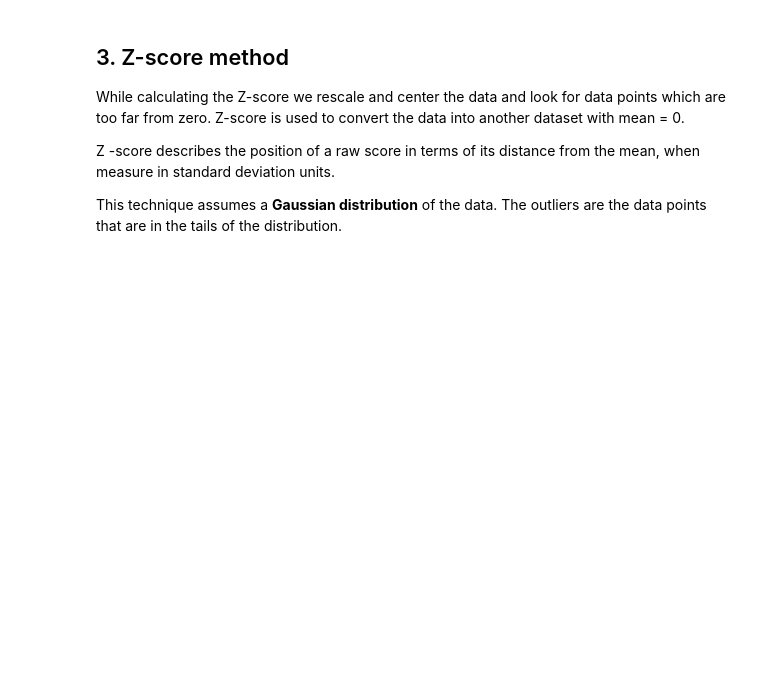
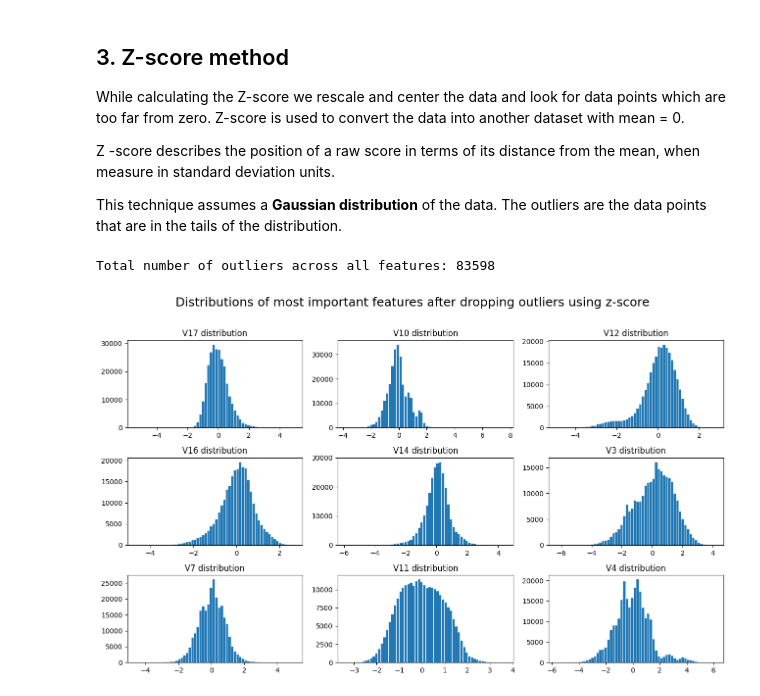
Before and after one commit to bhargav-borah/forked-practice-notebooks, a Jupyter notebook: outlier-detection-methods/outlier-detection-study.ipynb, the cells around one changed output. Saved outputs shown, nothing was run; the diff lists cells and outputs as text; code cells hidden in the pictures; blank space fills up the shorter version.

```diff
--- a/outlier-detection-methods/outlier-detection-study.ipynb
+++ b/outlier-detection-methods/outlier-detection-study.ipynb
@@ -316,3 +316,68 @@ While calculating the Z-score we rescale and center the data and look for data p
 Z -score describes the position of a raw score in terms of its distance from the mean, when measure in standard deviation units.
 
 This technique assumes a **Gaussian distribution** of the data. The outliers are the data points that are in the tails of the distribution.
+# %%
+def z_score_method(df, n, features):
+    """
+    """
+    outlier_indices = []
+    total_outliers = 0
+
+    for feature in features:
+        mean = df[feature].mean()
+        std = df[feature].std()
+        threshold = 3
+        z_score = abs((df[feature] - mean) / std)
+
+        outlier_list_column = df[z_score > threshold].index
+        outlier_indices.extend(outlier_list_column)
+
+        total_outliers += df[z_score > threshold].shape[0]
+
+    outlier_indices = Counter(outlier_indices)
+    multiple_outliers = list(k for k, v in outlier_indices.items() if v > n)
+
+    print(f'Total number of outliers across all features: {total_outliers}')
+
+    return multiple_outliers
+
+outliers_zscore = z_score_method(df, 1, features)
+df_out_3 = df.drop(outliers_zscore, axis=0).reset_index(drop=True)
+# %% [output]
+Total number of outliers across all features: 83598
+# %%
+# Checking distributions of most important features after dropping outliers
+
+fig, axes = plt.subplots(nrows=3, ncols=3,figsize=(13,8))
+fig.suptitle('Distributions of most important features after dropping outliers using z-score\n', size = 18)
+
+axes[0,0].hist(df_out_3['V17'], bins=60, linewidth=0.5, edgecolor="white")
+axes[0,0].set_title("V17 distribution");
+
+axes[0,1].hist(df_out_3['V10'], bins=60, linewidth=0.5, edgecolor="white")
+axes[0,1].set_title("V10 distribution");
+
+axes[0,2].hist(df_out_3['V12'], bins=60, linewidth=0.5, edgecolor="white")
+axes[0,2].set_title("V12 distribution");
+
+axes[1,0].hist(df_out_3['V16'], bins=60, linewidth=0.5, edgecolor="white")
+axes[1,0].set_title("V16 distribution");
+
+axes[1,1].hist(df_out_3['V14'], bins=60, linewidth=0.5, edgecolor="white")
+axes[1,1].set_title("V14 distribution");
+
+axes[1,2].hist(df_out_3['V3'], bins=60, linewidth=0.5, edgecolor="white")
+axes[1,2].set_title("V3 distribution");
+
+axes[2,0].hist(df_out_3['V7'], bins=60, linewidth=0.5, edgecolor="white")
+axes[2,0].set_title("V7 distribution");
+
+axes[2,1].hist(df_out_3['V11'], bins=60, linewidth=0.5, edgecolor="white")
+axes[2,1].set_title("V11 distribution");
+
+axes[2,2].hist(df_out_3['V4'], bins=60, linewidth=0.5, edgecolor="white")
+axes[2,2].set_title("V4 distribution");
+
+plt.tight_layout();
+# %% [output]
+[figure, added]
```
